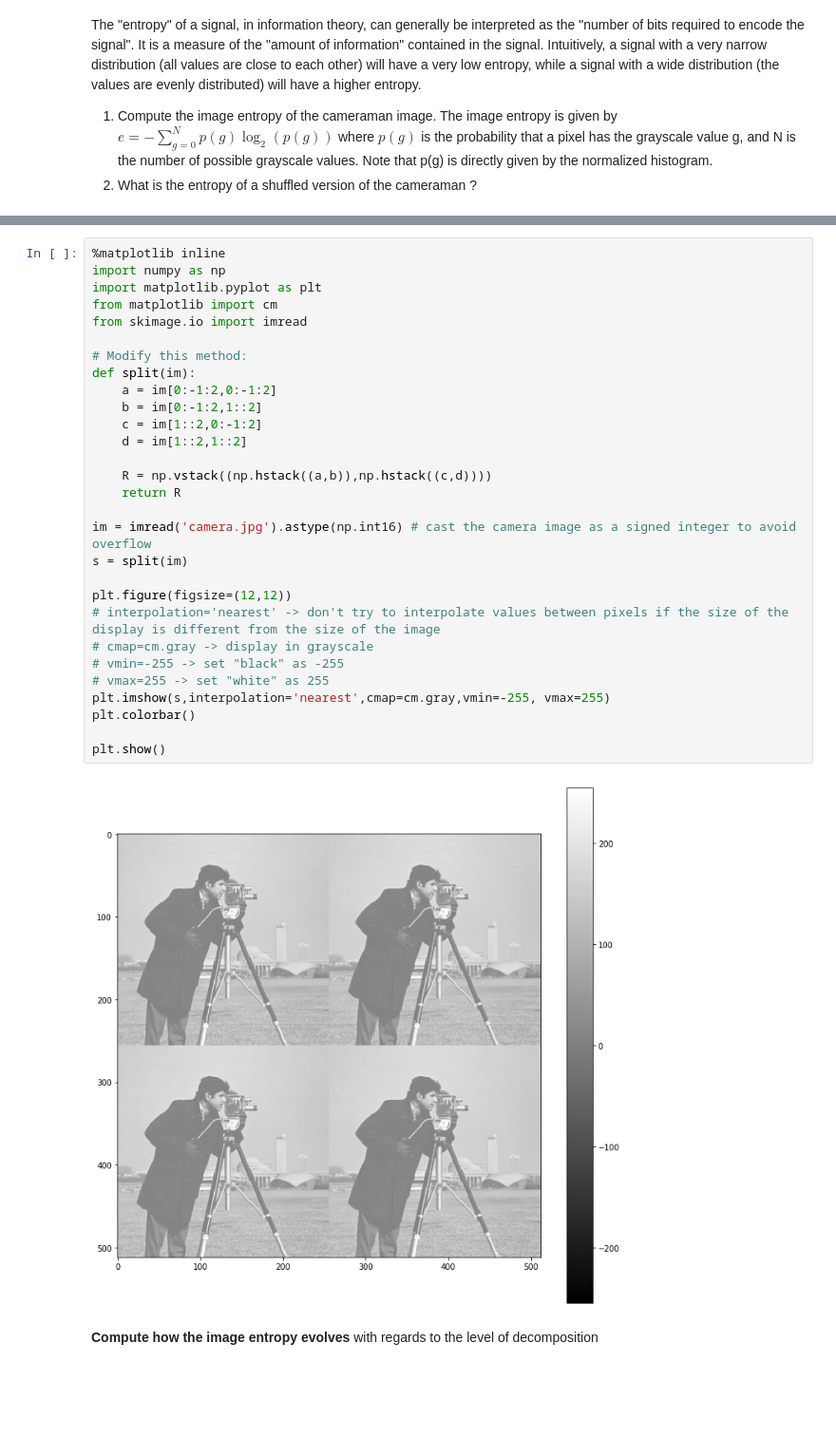
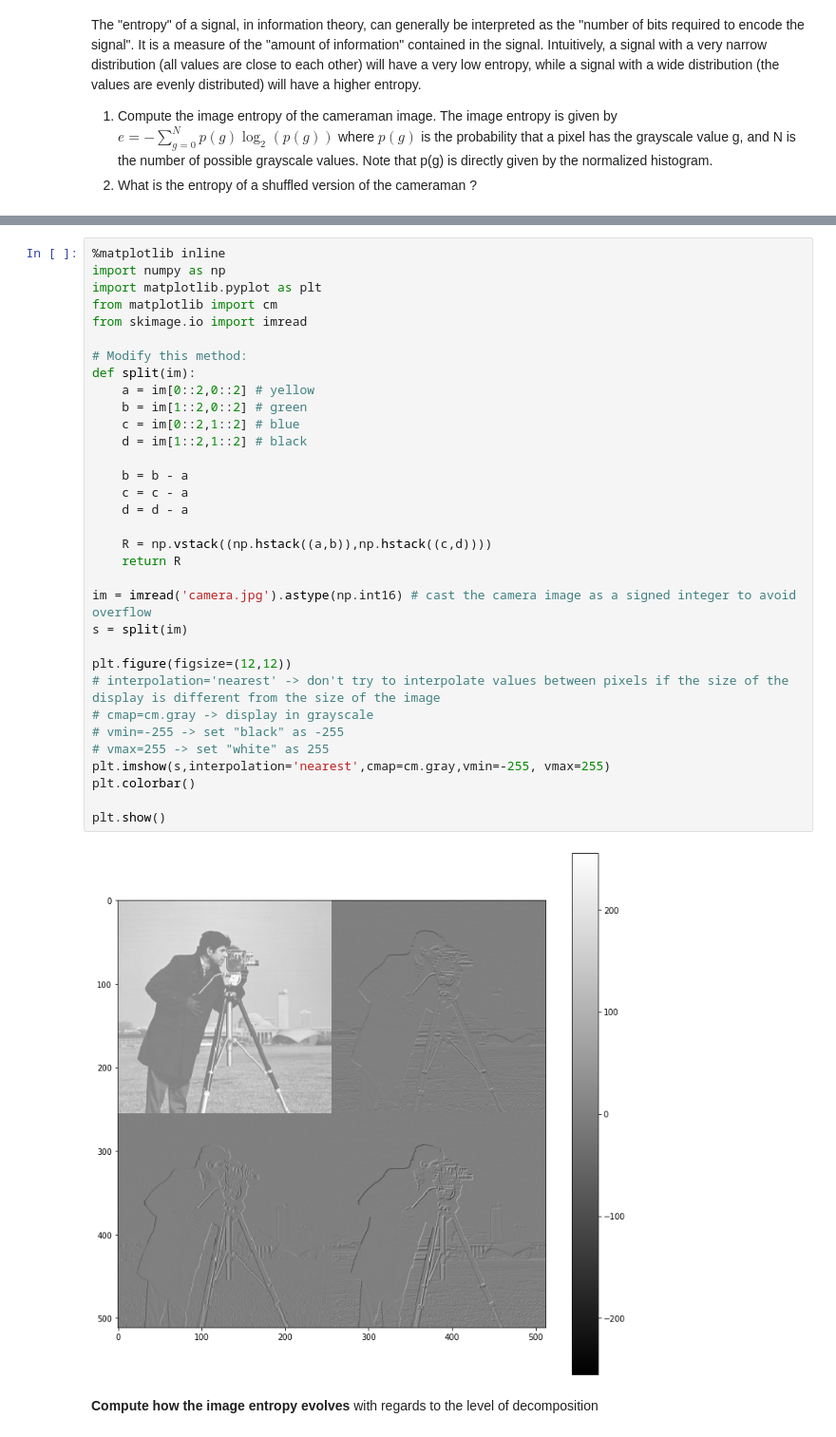
Before and after one commit to GriffinBabe/info-h-500-501, a Jupyter notebook: LABS/1 - Image Information.ipynb, the cells around one changed output, grey strips where cells are left out. Shown at 95% size. Drawn from its saved outputs; the diff is of its cells as text; blank space fills up the shorter version.

```diff
--- a/LABS/1 - Image Information.ipynb
+++ b/LABS/1 - Image Information.ipynb
@@ -98,33 +108,37 @@ Using the code below as a starting point:
 # %%
 %matplotlib inline
 import numpy as np
 import matplotlib.pyplot as plt
 from matplotlib import cm
 from skimage.io import imread
 
 # Modify this method:
 def split(im):
-    a = im[0:-1:2,0:-1:2]
-    b = im[0:-1:2,1::2]
-    c = im[1::2,0:-1:2]
-    d = im[1::2,1::2]
+    a = im[0::2,0::2] # yellow
+    b = im[1::2,0::2] # green
+    c = im[0::2,1::2] # blue
+    d = im[1::2,1::2] # black
+
+    b = b - a
+    c = c - a
+    d = d - a
 
     R = np.vstack((np.hstack((a,b)),np.hstack((c,d))))
     return R
 
 im = imread('camera.jpg').astype(np.int16) # cast the camera image as a signed integer to avoid overflow
 s = split(im)
 
 plt.figure(figsize=(12,12))
 # interpolation='nearest' -> don't try to interpolate values between pixels if the size of the display is different from the size of the image
 # cmap=cm.gray -> display in grayscale
 # vmin=-255 -> set "black" as -255
 # vmax=255 -> set "white" as 255
 plt.imshow(s,interpolation='nearest',cmap=cm.gray,vmin=-255, vmax=255)
 plt.colorbar()
 
 plt.show()
 # %% [output]
-[figure, old version]
+[figure, new version]
 # %% [markdown]
 **Compute how the image entropy evolves** with regards to the level of decomposition
```
Also changed, not shown: parts of 11 cells of this notebook, 2 other files.
